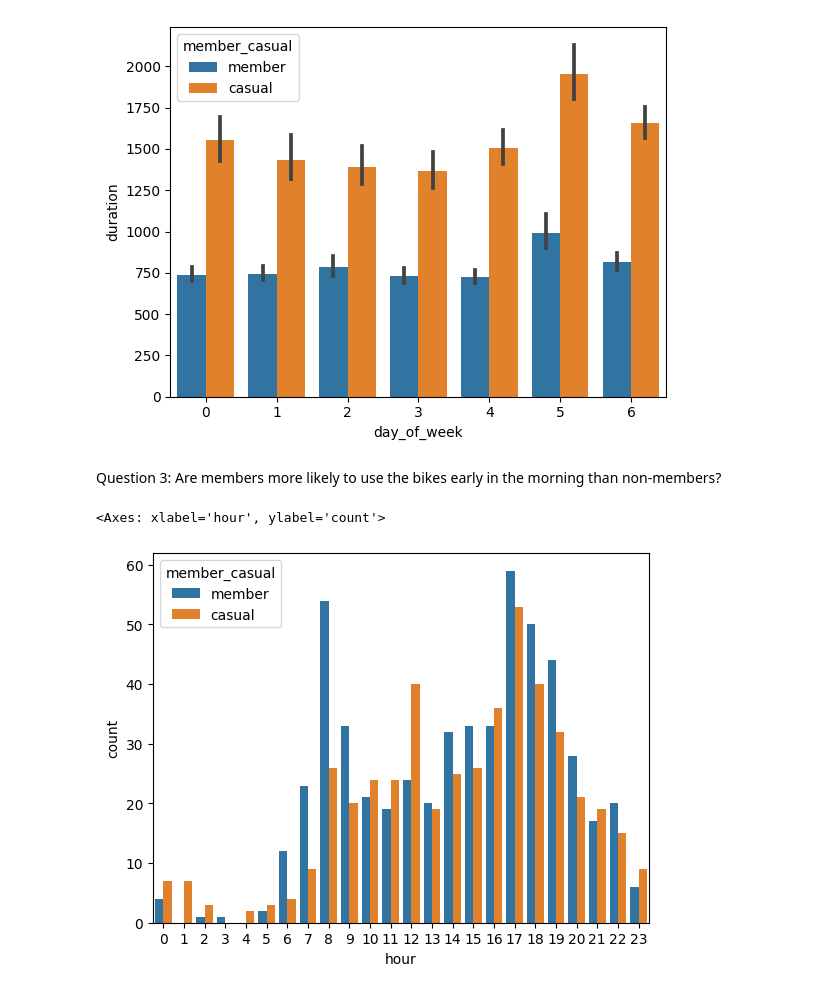
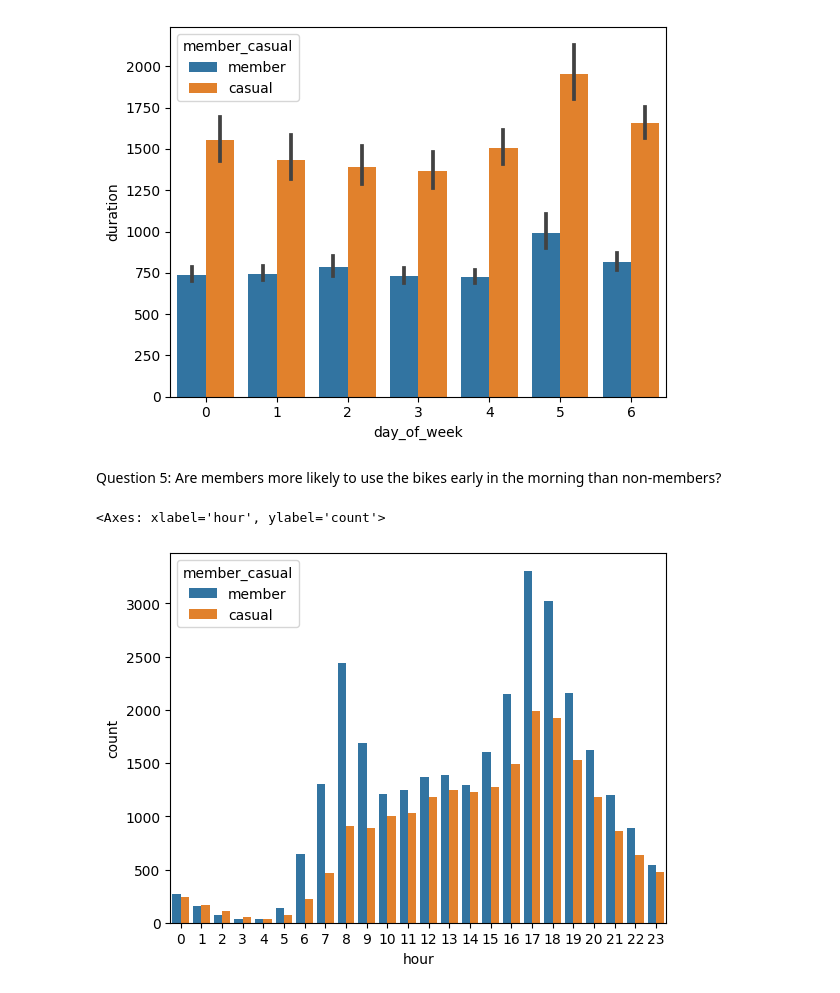
Before and after one commit to joshualawrencemorgan/CS5265-Foundations-of-Machine-Learning, a Jupyter notebook: Capital_Bikeshare_ML_Project.ipynb, the cells around one changed output. Cells and saved outputs as stored; diff of their text form; code cells hidden in the pictures.

```diff
--- a/Capital_Bikeshare_ML_Project.ipynb
+++ b/Capital_Bikeshare_ML_Project.ipynb
@@ -123,15 +123,14 @@ sns.barplot(x = 'day_of_week', y = 'duration', hue = 'member_casual', data = df)
 <Axes: xlabel='day_of_week', ylabel='duration'>
 [figure]
 # %% [markdown]
-Question 3: Are members more likely to use the bikes early in the morning than non-members?
+Question 5: Are members more likely to use the bikes early in the morning than non-members?
 # %%
 df['started_at'] = pd.to_datetime(df['started_at'])
 df['duration'] = pd.to_datetime(df['duration'], unit='s')
 
-some = df.sample(1000)
-some['hour'] = some['started_at'].dt.hour
-some.groupby('hour')['member_casual'].count()
-sns.countplot(x='hour', hue='member_casual', data=some)
+df['hour'] = df['started_at'].dt.hour
+df.groupby('hour')['member_casual'].count()
+sns.countplot(x='hour', hue='member_casual', data=df)
 # %% [output]
 <Axes: xlabel='hour', ylabel='count'>
-[figure, old version]
+[figure, new version]
```
Also changed, not shown: parts of 3 cells of this notebook.
